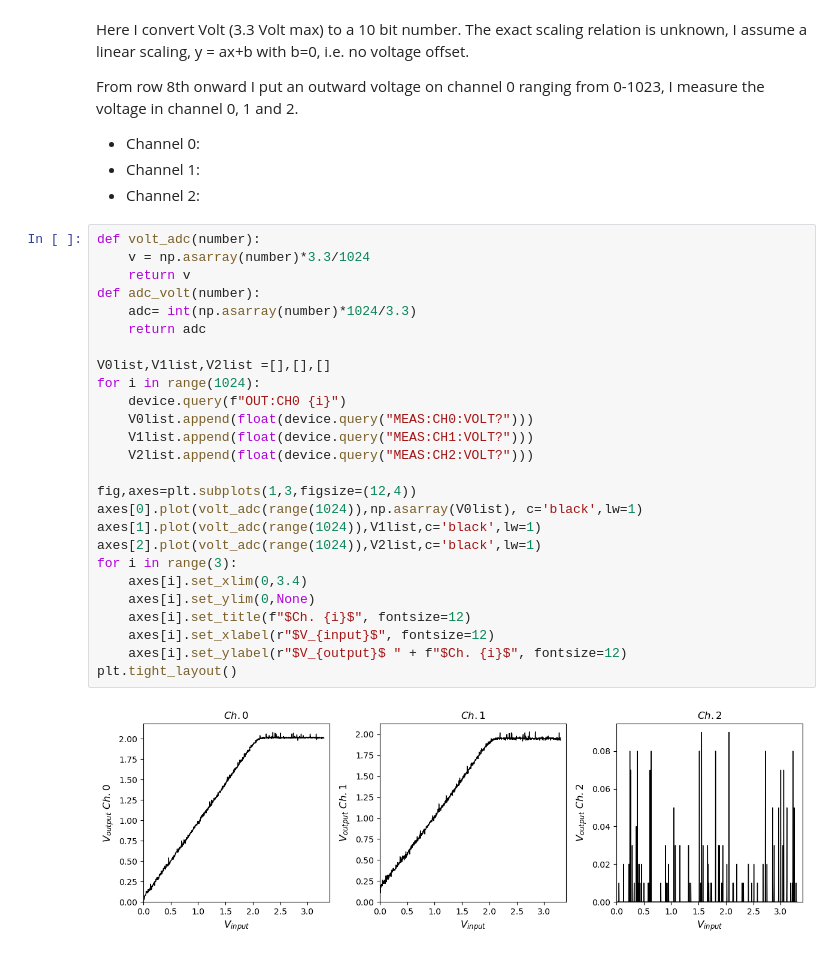
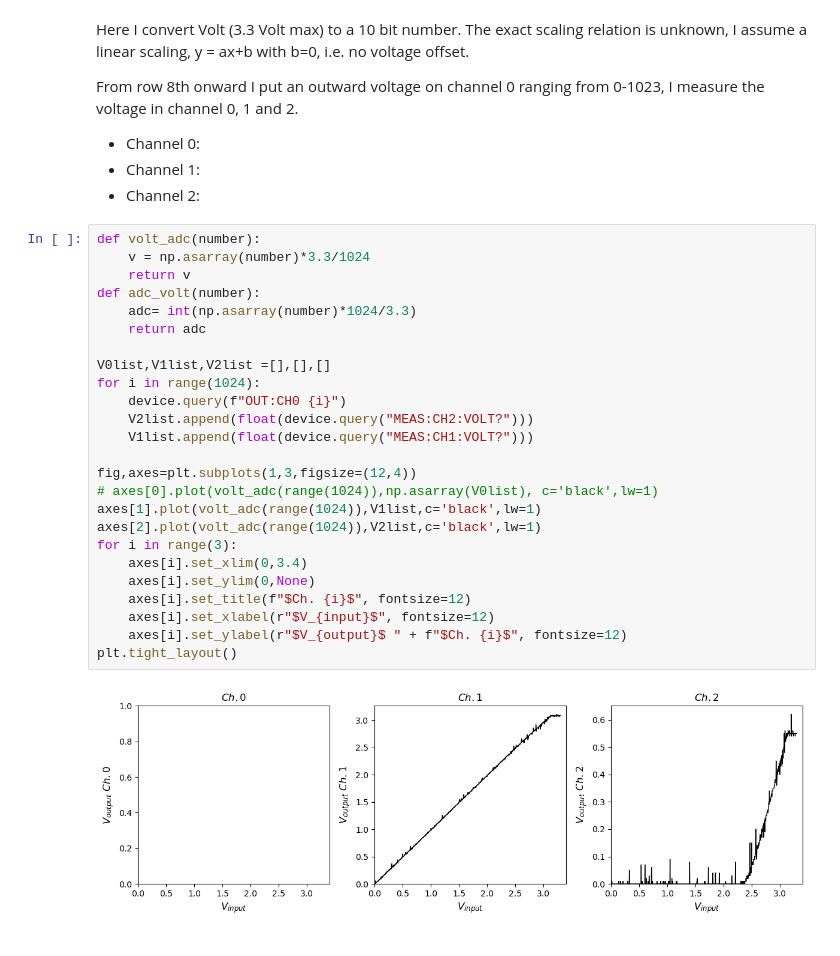
Before and after one commit to JBusink/Experiment-automatisering, a Jupyter notebook: test_arduino.ipynb, the cells around one changed output. Drawn from its saved outputs; the diff is of its cells as text.

```diff
--- a/test_arduino.ipynb
+++ b/test_arduino.ipynb
@@ -53,31 +53,30 @@ From row 8th onward I put an outward voltage on channel 0 ranging from 0-1023, I
 # %%
 def volt_adc(number):
     v = np.asarray(number)*3.3/1024
     return v
 def adc_volt(number):
     adc= int(np.asarray(number)*1024/3.3)
     return adc
 
 V0list,V1list,V2list =[],[],[]
 for i in range(1024):
     device.query(f"OUT:CH0 {i}")
-    V0list.append(float(device.query("MEAS:CH0:VOLT?")))
+    V2list.append(float(device.query("MEAS:CH2:VOLT?")))
     V1list.append(float(device.query("MEAS:CH1:VOLT?")))
-    V2list.append(float(device.query("MEAS:CH2:VOLT?")))
 
 fig,axes=plt.subplots(1,3,figsize=(12,4))
-axes[0].plot(volt_adc(range(1024)),np.asarray(V0list), c='black',lw=1)
+# axes[0].plot(volt_adc(range(1024)),np.asarray(V0list), c='black',lw=1)
 axes[1].plot(volt_adc(range(1024)),V1list,c='black',lw=1)
 axes[2].plot(volt_adc(range(1024)),V2list,c='black',lw=1)
 for i in range(3):
     axes[i].set_xlim(0,3.4)
     axes[i].set_ylim(0,None)
     axes[i].set_title(f"$Ch. {i}$", fontsize=12)
     axes[i].set_xlabel(r"$V_{input}$", fontsize=12)
     axes[i].set_ylabel(r"$V_{output}$ " + f"$Ch. {i}$", fontsize=12)
 plt.tight_layout()
 # %% [output]
-[figure, old version]
+[figure, new version]
 # %%
 import os
 import sys
```
Also changed, not shown: parts of 12 cells of this notebook, 8 other files.
